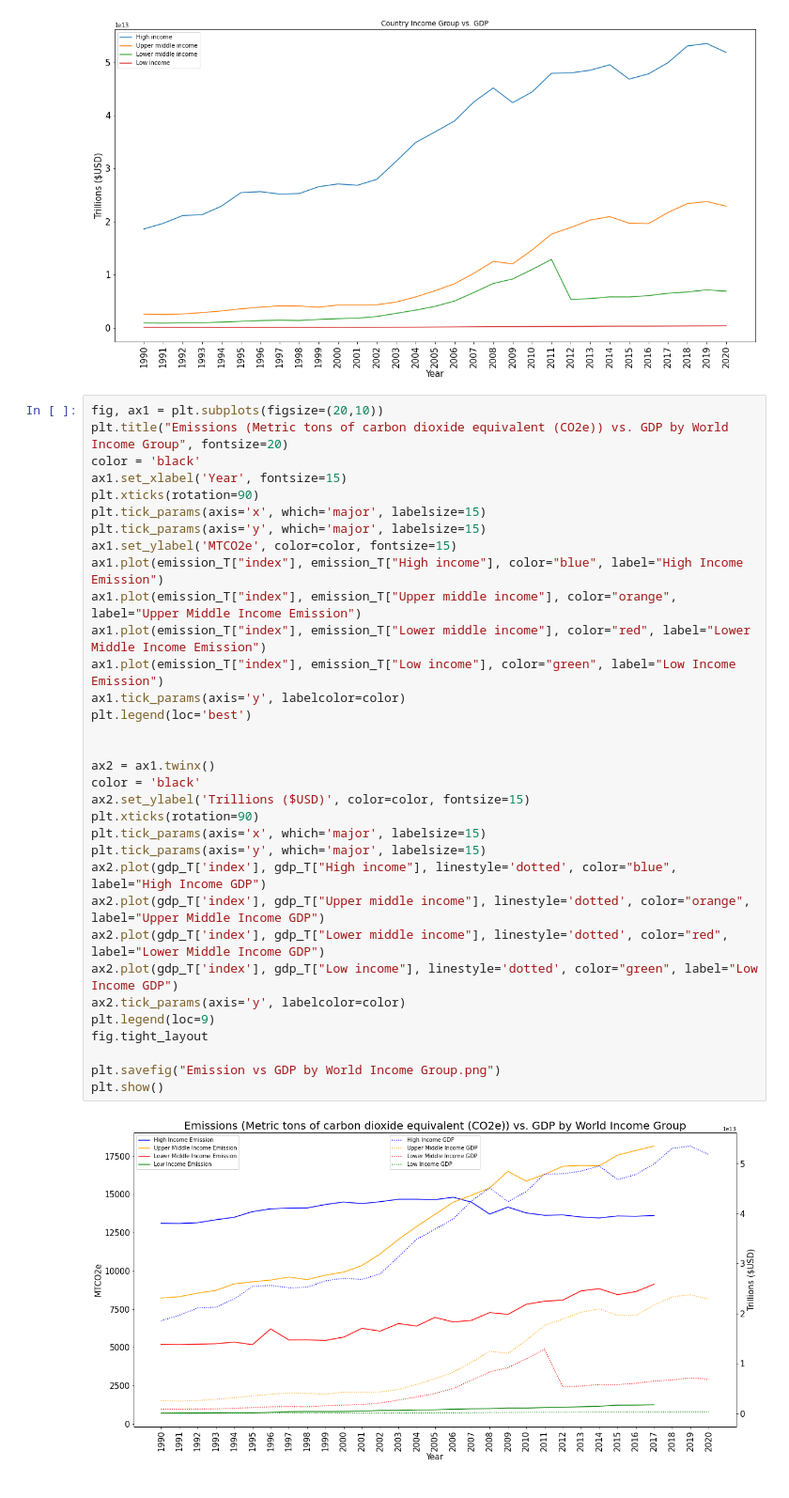
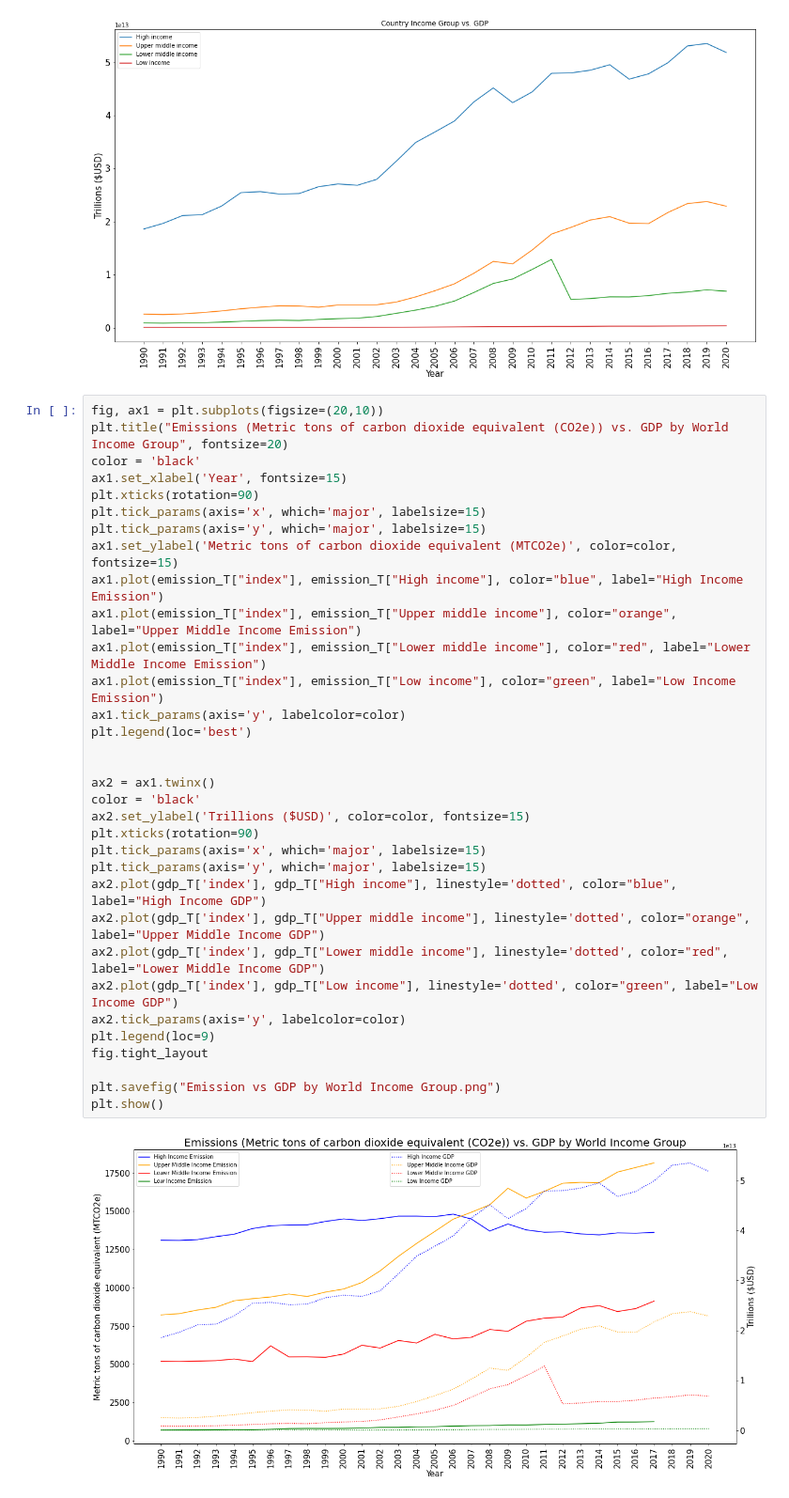
Before and after one commit to douglas-robertson/Project1, a Jupyter notebook: emission_GDP_merge_country_data (Cheng).ipynb, the cells around one changed output. Shown: that part at 94% size. Saved outputs shown, nothing was run; the diff lists cells and outputs as text.

```diff
--- a/emission_GDP_merge_country_data (Cheng).ipynb
+++ b/emission_GDP_merge_country_data (Cheng).ipynb
@@ -129,32 +129,32 @@ plt.title("Emissions (Metric tons of carbon dioxide equivalent (CO2e)) vs. GDP b
 color = 'black'
 ax1.set_xlabel('Year', fontsize=15)
 plt.xticks(rotation=90)
 plt.tick_params(axis='x', which='major', labelsize=15)
 plt.tick_params(axis='y', which='major', labelsize=15)
-ax1.set_ylabel('MTCO2e', color=color, fontsize=15)
+ax1.set_ylabel('Metric tons of carbon dioxide equivalent (MTCO2e)', color=color, fontsize=15)
 ax1.plot(emission_T["index"], emission_T["High income"], color="blue", label="High Income Emission")
 ax1.plot(emission_T["index"], emission_T["Upper middle income"], color="orange", label="Upper Middle Income Emission")
 ax1.plot(emission_T["index"], emission_T["Lower middle income"], color="red", label="Lower Middle Income Emission")
 ax1.plot(emission_T["index"], emission_T["Low income"], color="green", label="Low Income Emission")
 ax1.tick_params(axis='y', labelcolor=color)
 plt.legend(loc='best')
 
 
 ax2 = ax1.twinx()
 color = 'black'
 ax2.set_ylabel('Trillions ($USD)', color=color, fontsize=15)
 plt.xticks(rotation=90)
 plt.tick_params(axis='x', which='major', labelsize=15)
 plt.tick_params(axis='y', which='major', labelsize=15)
 ax2.plot(gdp_T['index'], gdp_T["High income"], linestyle='dotted', color="blue", label="High Income GDP")
 ax2.plot(gdp_T['index'], gdp_T["Upper middle income"], linestyle='dotted', color="orange", label="Upper Middle Income GDP")
 ax2.plot(gdp_T['index'], gdp_T["Lower middle income"], linestyle='dotted', color="red", label="Lower Middle Income GDP")
 ax2.plot(gdp_T['index'], gdp_T["Low income"], linestyle='dotted', color="green", label="Low Income GDP")
 ax2.tick_params(axis='y', labelcolor=color)
 plt.legend(loc=9)
 fig.tight_layout
 
 plt.savefig("Emission vs GDP by World Income Group.png")
 plt.show()
 # %% [output]
-[figure, old version]
+[figure, new version]
```
Also changed, not shown: parts of 1 cell of this notebook, 3 other files.
